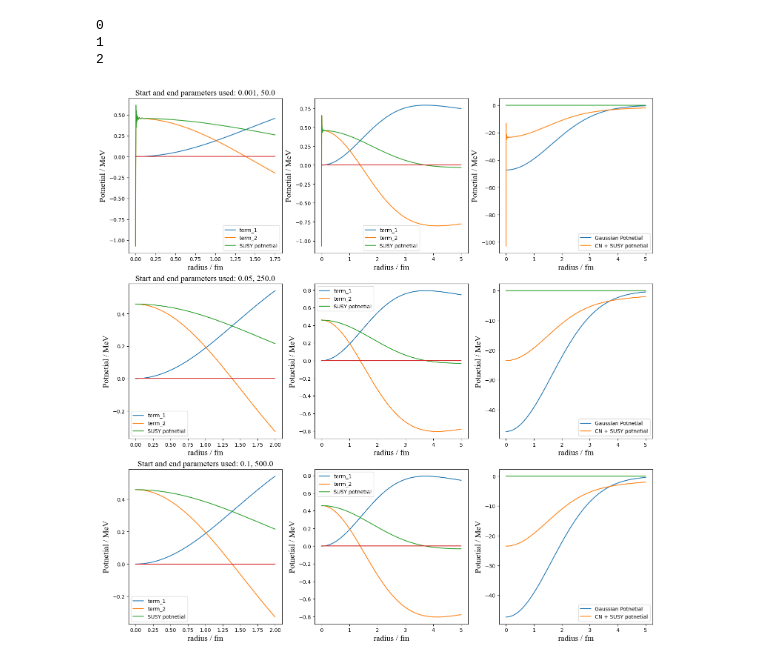
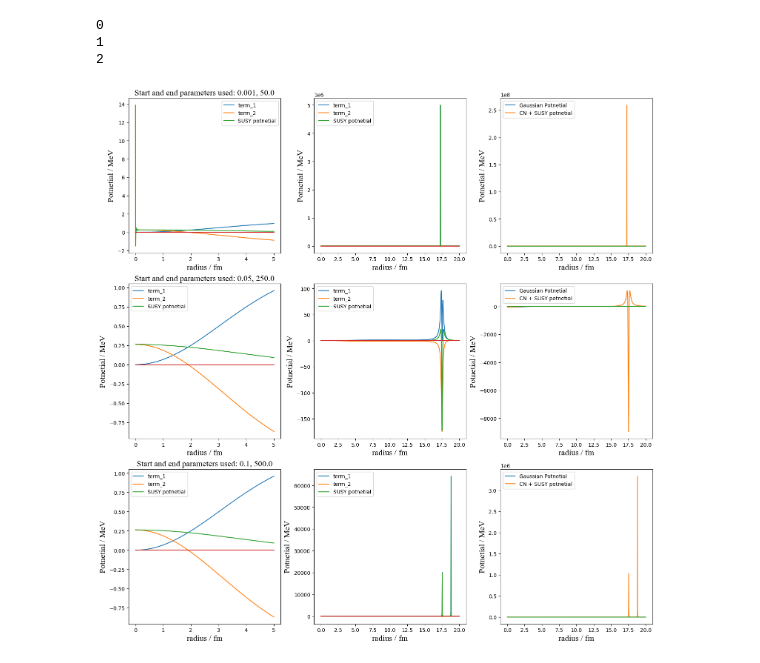
Before and after one commit to fae15/Halo-Nuclei-sem-2, a Jupyter notebook: week 8/He5 forbidden state calculation.ipynb, the cells around one changed output. Saved outputs shown, nothing was run; the diff lists cells and outputs as text; code cells hidden in the pictures.

```diff
--- a/week 8/He5 forbidden state calculation.ipynb
+++ b/week 8/He5 forbidden state calculation.ipynb
@@ -6,17 +6,17 @@ import scipy
 import matplotlib as mpl
 from scipy.special import gamma
 
-STARTING_RANGE_PARAMETER = 0.01 # In [fm^-2]
-ENDING_RANGE_PARAMETER = 15
+STARTING_RANGE_PARAMETER = 0.005 # In [fm^-2]
+ENDING_RANGE_PARAMETER = 50
 REDUCED_MASS = 935 * (4 / 5) # In [Mev / c^2], need to update value and units (10/11 A in MeV)
-SUM_LIMIT = 40 # Determines the number of gaussians we expand our wave function to
+SUM_LIMIT = 80 # Determines the number of gaussians we expand our wave function to
 
 V_LS = 11.71 # In MeV
 DIFFUSIVITY = 0.6 # Diffusivity, may want to check the vaidity of this paticular number
 r_0 = 1.2 # In fm, may want to chose a better value for small nuclei
 A_C = 4 # The number of nucleons in the core
 
-CENTRAL_POTENTIAL_PARAMETERS = [1 / (2.30**2)]
+CENTRAL_POTENTIAL_PARAMETERS = [1 / ((2.30)**2)]
 
 CENTRAL_MIXING_COEFFICIENTS = [1]
 
@@ -29,7 +29,7 @@ def single_particle_overlap(range_parameter_i, range_parameter_j):
 
 def single_particle_potential_element(range_parameter_i, range_parameter_j, central_potential_mixing_coefficient,
                              central_potential_param):
-    V_0 = -47.32
+    V_0 = -47.32 * 2
     term_1 = 2 / (range_parameter_i * range_parameter_j)
     term_2 = 1 / ((1 / range_parameter_i**2) + (1 / range_parameter_j**2) + central_potential_param)
     return V_0 * (term_1 * term_2)**(1.5)
@@ -244,9 +258,9 @@ def susy_potential_plot_function(radius, mixing_coeffs, size=SUM_LIMIT):
     return susy_term_1_vals, susy_term_2_vals
 
 
-r_vals = np.linspace(0, 20, 10000)
-r_vals_2 = np.linspace(0, 25, 10000)
-r_vals_3 = np.linspace(2, 450, 10000)
+r_vals = np.linspace(0, 15, 10000)
+r_vals_2 = np.linspace(0, 15, 10000)
+r_vals_3 = np.linspace(0, 50, 10000)
 susy_term_1_vals, susy_term_2_vals = susy_potential_plot_function(r_vals, s_eigenvectors[:, 0])
 susy_term_1_vals_2, susy_term_2_vals_2 = susy_potential_plot_function(r_vals_2, s_eigenvectors[:, 0])
 susy_term_1_vals_3, susy_term_2_vals_3 = susy_potential_plot_function(r_vals_3, s_eigenvectors[:, 0])
@@ -356,15 +370,15 @@ ax_8 = fig.add_subplot(spec[2,1])
 ax_9 = fig.add_subplot(spec[2,2])
 
 num_points_to_plot = 1000
-ax_1_r_vals = np.linspace(0, 1.75, num_points_to_plot)
-ax_2_r_vals = np.linspace(0, 5, num_points_to_plot)
-ax_3_r_vals = np.linspace(0, 5, num_points_to_plot)
-ax_4_r_vals = np.linspace(0, 2, num_points_to_plot)
-ax_5_r_vals = np.linspace(0, 5, num_points_to_plot)
-ax_6_r_vals = np.linspace(0, 5, num_points_to_plot)
-ax_7_r_vals = np.linspace(0, 2, num_points_to_plot)
-ax_8_r_vals = np.linspace(0, 5, num_points_to_plot)
-ax_9_r_vals = np.linspace(0, 5, num_points_to_plot)
+ax_1_r_vals = np.linspace(0, 5, num_points_to_plot)
+ax_2_r_vals = np.linspace(0, 20, num_points_to_plot)
+ax_3_r_vals = np.linspace(0, 20, num_points_to_plot)
+ax_4_r_vals = np.linspace(0, 5, num_points_to_plot)
+ax_5_r_vals = np.linspace(0, 20, num_points_to_plot)
+ax_6_r_vals = np.linspace(0, 20, num_points_to_plot)
+ax_7_r_vals = np.linspace(0, 5, num_points_to_plot)
+ax_8_r_vals = np.linspace(0, 20, num_points_to_plot)
+ax_9_r_vals = np.linspace(0, 20, num_points_to_plot)
 
 ax_1_susy_term_1_vals, ax_1_susy_term_2_vals = new_susy_potential_plot_function(ax_1_r_vals, eigenvectors[0],
                                                                                 range_params[0, 0], range_params[1, 0])
@@ -460,34 +474,34 @@ ax_7.set_ylabel('Potnetial / MeV', fontsize=16, fontname='Times New Roman')
 ax_7.plot(ax_7_r_vals, ax_7_r_vals*0)
 ax_7.set_title(f'Start and end parameters used: {range_params[0, 2]}, {range_params[1, 2]}', fontsize=16, fontname='Times New Roman')
 ax_7.legend()
 
 ax_8.plot(ax_8_r_vals, ax_8_susy_term_1_vals, label='term_1')
 ax_8.plot(ax_8_r_vals, ax_8_susy_term_2_vals, label='term_2')
 ax_8.plot(ax_8_r_vals, ax_8_susy_term_1_vals + ax_8_susy_term_2_vals,
           label='SUSY potnetial')
 ax_8.legend()
 ax_8.set_xlabel('radius / fm', fontsize=16, fontname='Times New Roman')
 ax_8.set_ylabel('Potnetial / MeV', fontsize=16, fontname='Times New Roman')
 ax_8.plot(ax_8_r_vals, ax_8_r_vals*0)
 #ax_8.set_title('Title', fontsize=16, fontname='Times New Roman')
 ax_8.legend()
 
 ax_9.plot(ax_9_r_vals, gaussian_potnetial_plot_func(ax_9_r_vals), label='Gaussian Potnetial')
 ax_9.plot(ax_9_r_vals, gaussian_potnetial_plot_func(ax_9_r_vals) + ((197)**2 / REDUCED_MASS)* (ax_9_susy_term_1_vals + ax_9_susy_term_2_vals),
           label='CN + SUSY potnetial')
 ax_9.legend()
 ax_9.set_xlabel('radius / fm', fontsize=16, fontname='Times New Roman')
 ax_9.set_ylabel('Potnetial / MeV', fontsize=16, fontname='Times New Roman')
 ax_9.plot(ax_9_r_vals, ax_9_r_vals*0)
 #ax_9.set_title('Title', fontsize=16, fontname='Times New Roman')
 ax_9.legend()
 
 plt.savefig('Different_range_params_potential_plot.png')
 # %% [output]
 0
 1
 2
-[figure, old version]
+[figure, new version]
 # %%
 fig = plt.figure(figsize=(15, 5), layout='constrained')
 spec = fig.add_gridspec(ncols=3, nrows=1)
```
Also changed, not shown: parts of 5 cells of this notebook.
